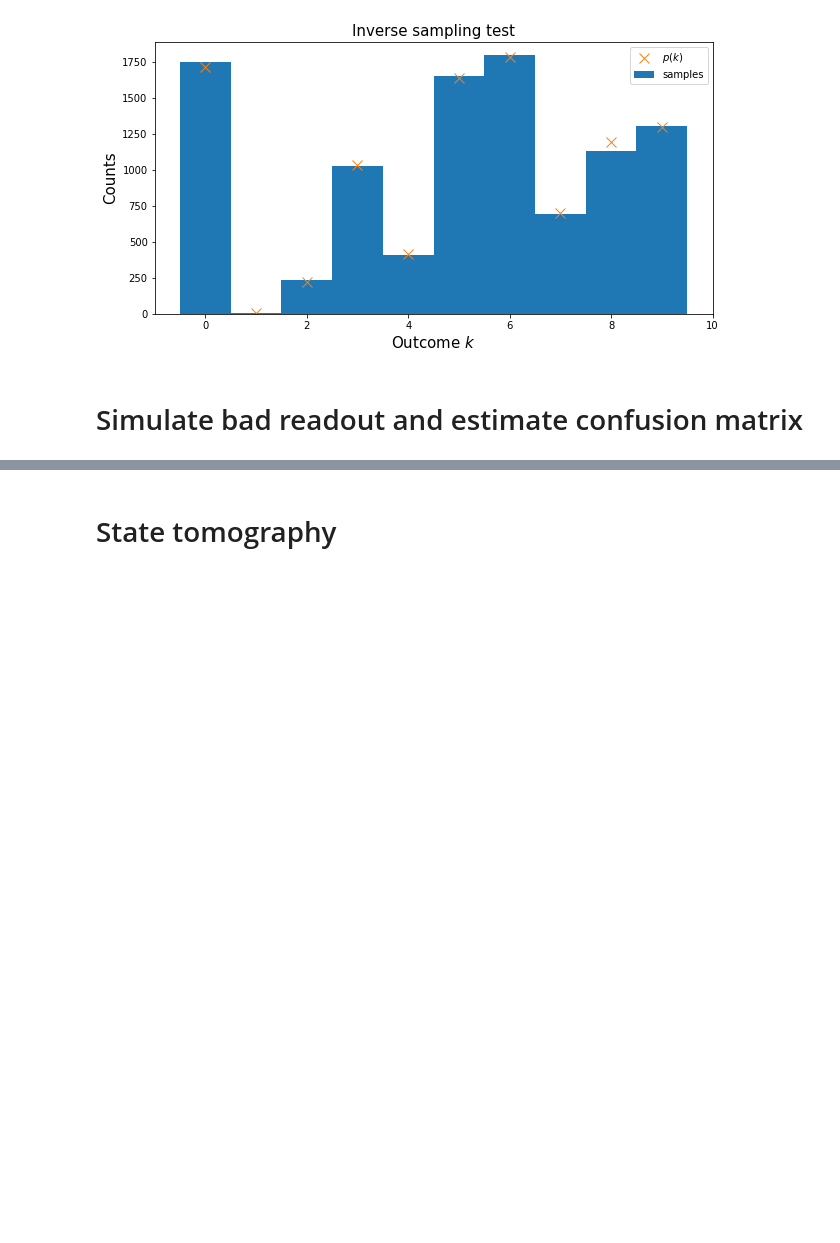
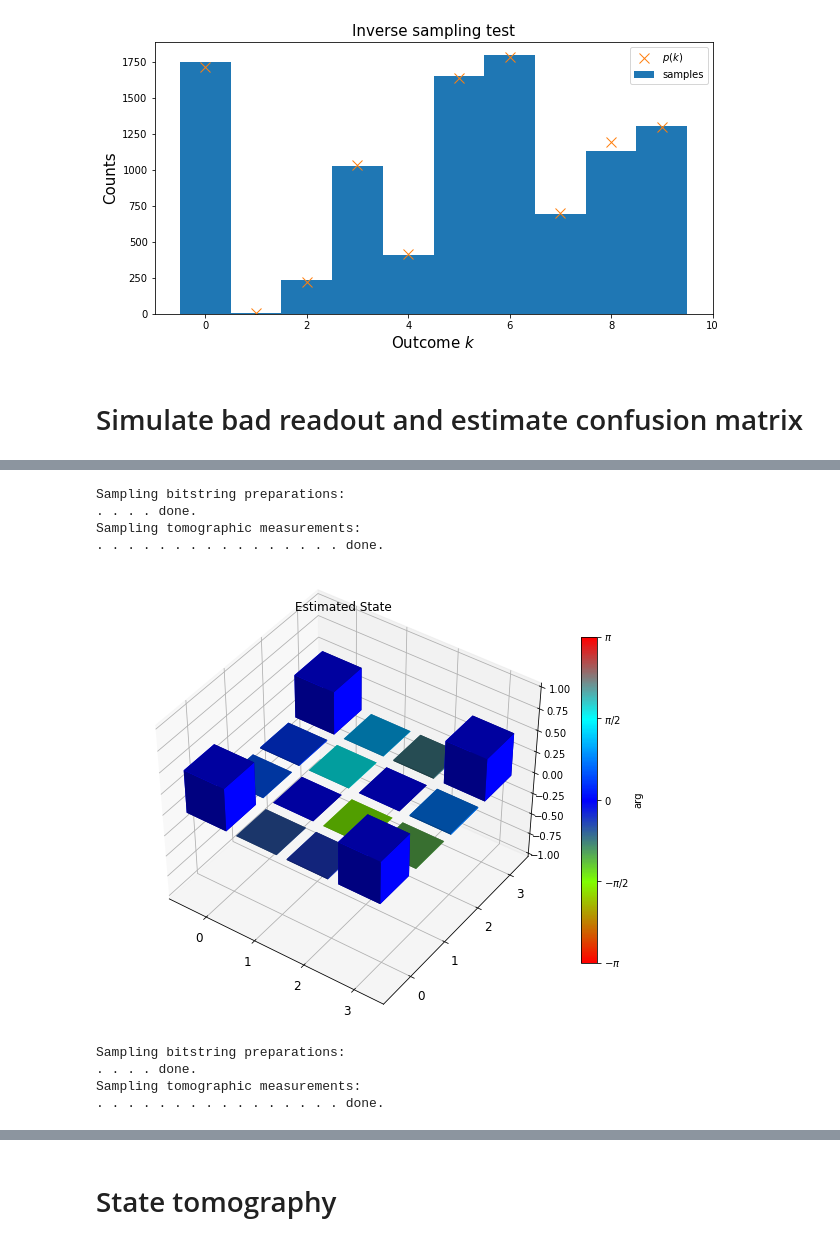
Before and after one commit to rigetti/grove, a Jupyter notebook: examples/QuantumTomography.ipynb, the cells around one changed output, grey strips where cells are left out. Drawn from its saved outputs; the diff is of its cells as text; code cells hidden in the pictures; blank space fills up the shorter version.

```diff
--- a/examples/QuantumTomography.ipynb
+++ b/examples/QuantumTomography.ipynb
@@ -43,7 +43,3 @@ plt.legend(loc="best")
 [figure]
 # %% [markdown]
 # Simulate bad readout and estimate confusion matrix
-# %%
-custom_gateset = gate_matrix.copy()
-custom_gateset.update({k: v.data.toarray() for k, v in TOMOGRAPHY_GATES.items()})
-cxn = SyncConnection(gate_set=custom_gateset)
@@ -56,0 +56,16 @@ array([[ 0.8935,  0.1495],
+# %%
+def bitstring_to_int(bitstring):
+    "Convert a binary bitstring into the corresponding unsigned integer."
+    ret = 0
+    for b in bitstring:
+        ret = (ret << 1) | (int(b) & 1)
+    return ret
+# %%
+import time
+def wait_until_done(result):
+    if isinstance(result, list):
+        return result
+    while True:
+        if result.is_done():
+            return result.result['result']
+        time.sleep(.1)
@@ -56,0 +168,21 @@ array([[ 0.8935,  0.1495],
+# %%
+cxn = SyncConnection()
+# %%
+do_state_tomography(Program([H(0),
+                             H(1), CZ(0, 1), H(1)
+                            ]), 1000, cxn, [0, 1])
+# %% [output]
+Sampling bitstring preparations:
+. . . . done.
+Sampling tomographic measurements:
+. . . . . . . . . . . . . . . . done.
+[figure, added]
+# %%
+tomo2, ap2 = do_state_tomography(Program([H(0),
+                             H(1), CZ(0, 1), H(1)
+                            ]), 10000, qpu, [0, 1])
+# %% [output]
+Sampling bitstring preparations:
+. . . . done.
+Sampling tomographic measurements:
+. . . . . . . . . . . . . . . . done.
```
Also changed, not shown: parts of 37 cells of this notebook, 4 other files.
